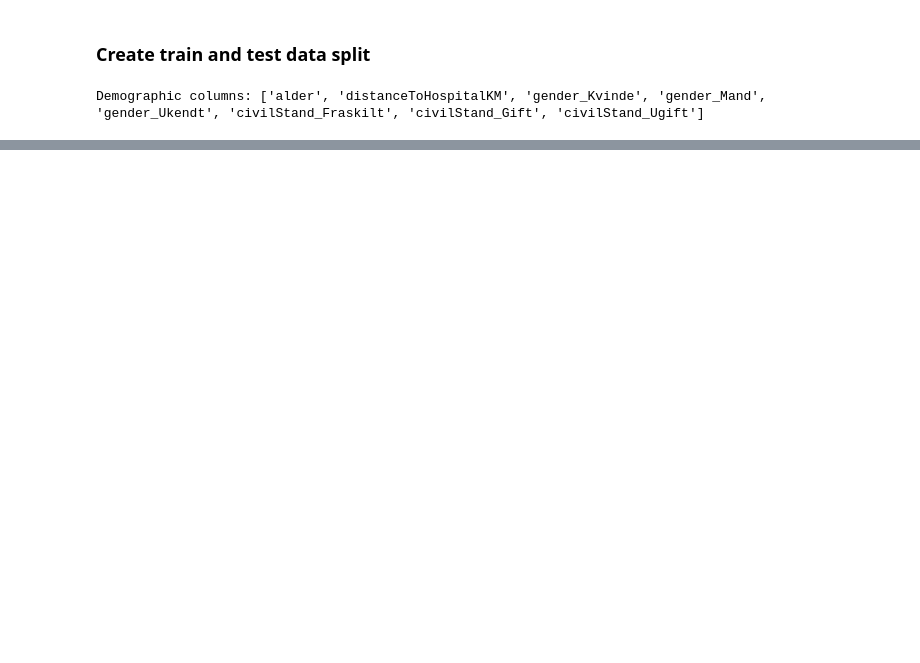
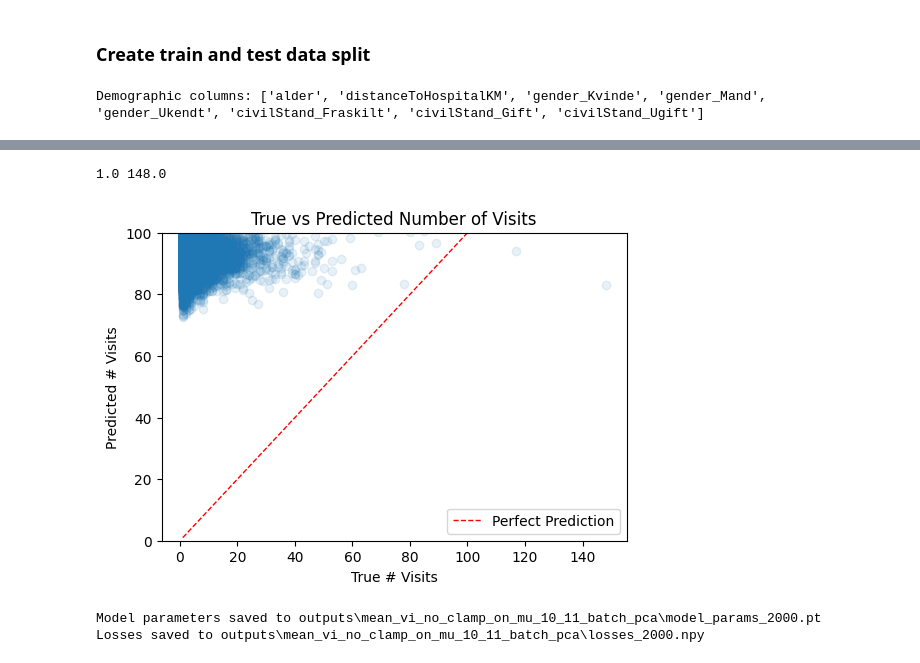
Before and after one commit to KarolineKlan/mbml_project, a Jupyter notebook: train_mixture_model.ipynb, the cells around one changed output, grey strips where cells are left out. Cells and saved outputs as stored; diff of their text form; code cells hidden in the pictures; blank space fills up the shorter version.

```diff
--- a/train_mixture_model.ipynb
+++ b/train_mixture_model.ipynb
@@ -180,0 +436,42 @@ TypeError: ones() received an invalid combination of arguments - got (torch.devi
+# %%
+print(true_visits.min(), true_visits.max())
+plt.figure(figsize=(6, 4))
+plt.scatter(true_visits, pred_visits, alpha=0.1)
+plt.plot([true_visits.min(), true_visits.max()],
+         [true_visits.min(), true_visits.max()],
+          'r--', linewidth=1, label="Perfect Prediction")
+plt.xlabel("True # Visits")
+plt.ylabel("Predicted # Visits")
+plt.title("True vs Predicted Number of Visits")
+plt.ylim(0, 100)
+plt.legend()
+plt.show()
+# %% [output]
+1.0 148.0
+[figure, added]
+# %%
+def save_model_and_losses(svi, losses, model_path="model_params.pt", losses_path="losses.npy"):
+    """
+    Save the model parameters and losses to files.
+
+    Args:
+        svi (pyro.infer.SVI): The SVI object containing the model parameters.
+        losses (list): List of losses recorded during training.
+        model_path (str): Path to save the model parameters.
+        losses_path (str): Path to save the losses.
+    """
+    # Save model parameters
+    pyro_params = {name: pyro.param(name).detach().cpu() for name in pyro.get_param_store().keys()}
+    torch.save(pyro_params, model_path)
+    print(f"Model parameters saved to {model_path}")
+
+    # Save losses
+    np.save(losses_path, np.array(losses))
+    print(f"Losses saved to {losses_path}")
+
+model_path = os.path.join(save_dir, f"model_params_{num_steps}.pt")
+losses_path = os.path.join(save_dir, f"losses_{num_steps}.npy")
+save_model_and_losses(svi, losses, model_path=model_path, losses_path=losses_path)
+# %% [output]
+Model parameters saved to outputs\mean_vi_no_clamp_on_mu_10_11_batch_pca\model_params_2000.pt
+Losses saved to outputs\mean_vi_no_clamp_on_mu_10_11_batch_pca\losses_2000.npy
```
Also changed, not shown: parts of 14 cells of this notebook.
